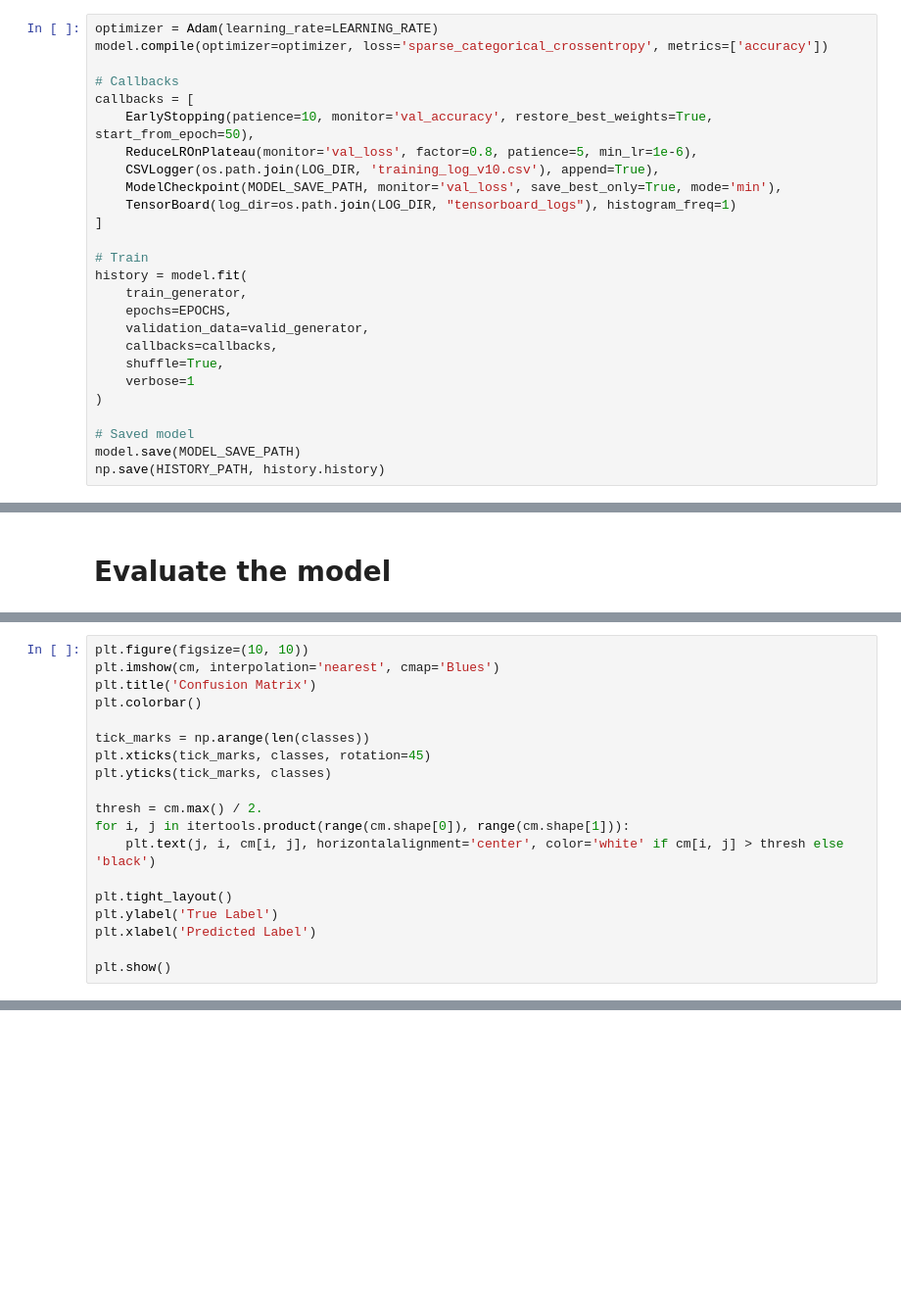
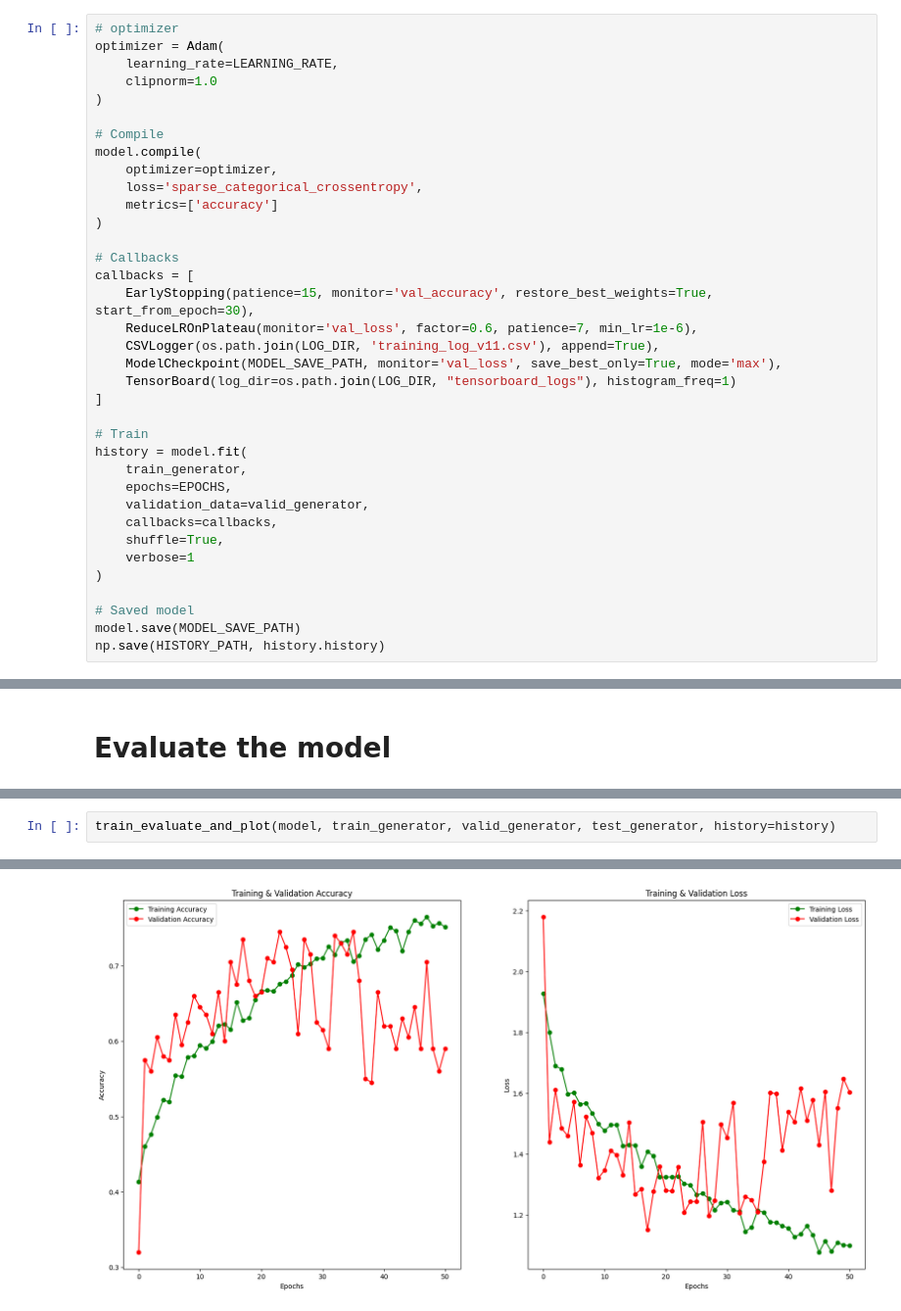
Before and after one commit to socheadev/mite_research_project, a Jupyter notebook: main.ipynb, the cells around one changed output, grey strips where cells are left out. Shown at 98% size. Cells and saved outputs as stored; diff of their text form; blank space fills up the shorter version.

```diff
--- a/main.ipynb
+++ b/main.ipynb
@@ -329,15 +339,25 @@ Model: "sequential_8"
 # %% [markdown]
 # Compile the model
 # %%
-optimizer = Adam(learning_rate=LEARNING_RATE)
-model.compile(optimizer=optimizer, loss='sparse_categorical_crossentropy', metrics=['accuracy'])
+# optimizer
+optimizer = Adam(
+    learning_rate=LEARNING_RATE,
+    clipnorm=1.0
+)
+
+# Compile
+model.compile(
+    optimizer=optimizer,
+    loss='sparse_categorical_crossentropy',
+    metrics=['accuracy']
+)
 
 # Callbacks
 callbacks = [
-    EarlyStopping(patience=10, monitor='val_accuracy', restore_best_weights=True, start_from_epoch=50),
-    ReduceLROnPlateau(monitor='val_loss', factor=0.8, patience=5, min_lr=1e-6),
-    CSVLogger(os.path.join(LOG_DIR, 'training_log_v10.csv'), append=True),
-    ModelCheckpoint(MODEL_SAVE_PATH, monitor='val_loss', save_best_only=True, mode='min'),
+    EarlyStopping(patience=15, monitor='val_accuracy', restore_best_weights=True, start_from_epoch=30),
+    ReduceLROnPlateau(monitor='val_loss', factor=0.6, patience=7, min_lr=1e-6),
+    CSVLogger(os.path.join(LOG_DIR, 'training_log_v11.csv'), append=True),
+    ModelCheckpoint(MODEL_SAVE_PATH, monitor='val_loss', save_best_only=True, mode='max'),
     TensorBoard(log_dir=os.path.join(LOG_DIR, "tensorboard_logs"), histogram_freq=1)
 ]
 
@@ -456,19 +396,0 @@ array([[ 7,  1,  6, 38],
-# %%
-plt.figure(figsize=(10, 10))
-plt.imshow(cm, interpolation='nearest', cmap='Blues')
-plt.title('Confusion Matrix')
-plt.colorbar()
-
-tick_marks = np.arange(len(classes))
-plt.xticks(tick_marks, classes, rotation=45)
-plt.yticks(tick_marks, classes)
-
-thresh = cm.max() / 2.
-for i, j in itertools.product(range(cm.shape[0]), range(cm.shape[1])):
-    plt.text(j, i, cm[i, j], horizontalalignment='center', color='white' if cm[i, j] > thresh else 'black')
-
-plt.tight_layout()
-plt.ylabel('True Label')
-plt.xlabel('Predicted Label')
-
-plt.show()
@@ -489,0 +467,3 @@ traffic_accident       0.44      0.96      0.60        51
+# %%
+train_evaluate_and_plot(model, train_generator, valid_generator, test_generator, history=history)
+# %% [output]
@@ -489,0 +482 @@ traffic_accident       0.44      0.96      0.60        51
+[figure, added]
```
Also changed, not shown: parts of 15 cells of this notebook, 5 other files.
